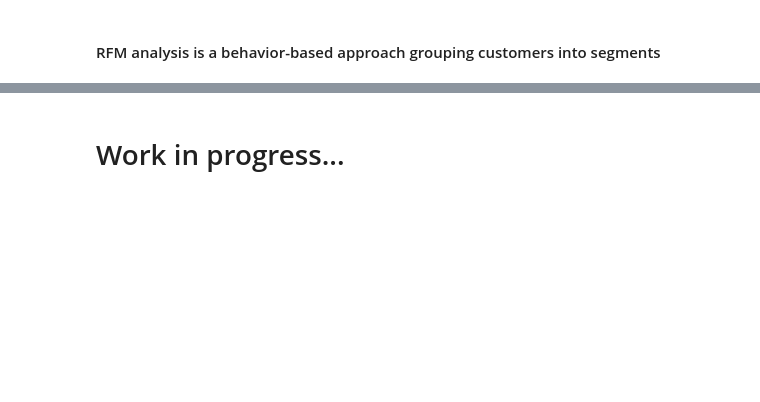
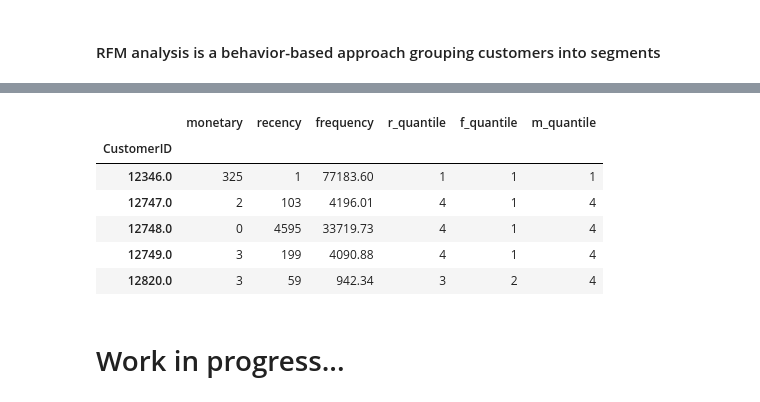
Before and after one commit to mohamedabidi97/customer-segmentation-online-retail, a Jupyter notebook: e-commerce-investigate-the-data-thoroughly.ipynb, the cells around one changed output, grey strips where cells are left out. Saved outputs shown, nothing was run; the diff lists cells and outputs as text; code cells hidden in the pictures; blank space fills up the shorter version.

Commit message:
add qcut

```diff
--- a/e-commerce-investigate-the-data-thoroughly.ipynb
+++ b/e-commerce-investigate-the-data-thoroughly.ipynb
@@ -616,0 +637,2 @@ All customers have different-different kind of needs. With the increase in custo
+# %%
+df_uk = df[df.Country=='United Kingdom']
@@ -616,0 +646,6 @@ All customers have different-different kind of needs. With the increase in custo
+# %%
+CURRENT_DATE_CHOOSEN = datetime.datetime(2011,12,10)
+rfm= df_uk.groupby('CustomerID').agg({'InvoiceDate': lambda date: (CURRENT_DATE_CHOOSEN - date.max()).days,
+                                        'InvoiceNo': lambda num: len(num),
+                                        'Revenue': lambda price: price.sum()})
+rfm.columns=['monetary','recency','frequency']
@@ -617,2 +674,16 @@ All customers have different-different kind of needs. With the increase in custo
+# %%
+rfm['r_quantile'] = pd.qcut(rfm['recency'], 4, ['1','2','3','4'])
+rfm['f_quantile'] = pd.qcut(rfm['frequency'], 4, ['4','3','2','1'])
+rfm['m_quantile'] = pd.qcut(rfm['monetary'], 4, ['4','3','2','1'])
+# %%
+rfm.head()
+# %% [output]
+|  | monetary | recency | frequency | r_quantile | f_quantile | m_quantile |
+| CustomerID |  |  |  |  |  |  |
+| 12346.0 | 325 | 1 | 77183.60 | 1 | 1 | 1 |
+| 12747.0 | 2 | 103 | 4196.01 | 4 | 1 | 4 |
+| 12748.0 | 0 | 4595 | 33719.73 | 4 | 1 | 4 |
+| 12749.0 | 3 | 199 | 4090.88 | 4 | 1 | 4 |
+| 12820.0 | 3 | 59 | 942.34 | 3 | 2 | 4 |
 # %% [markdown]
 # Work in progress...
```
Also changed, not shown: parts of 9 cells of this notebook.
